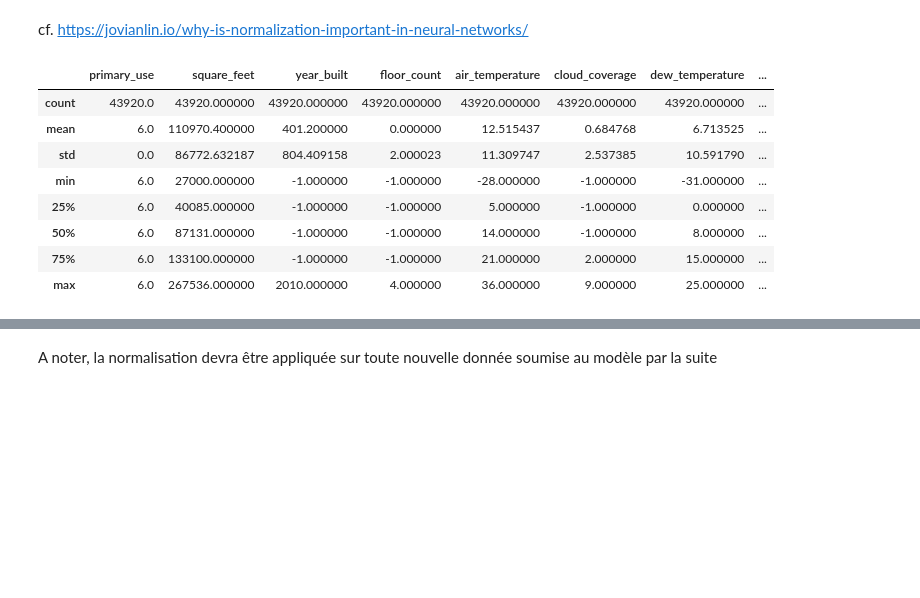
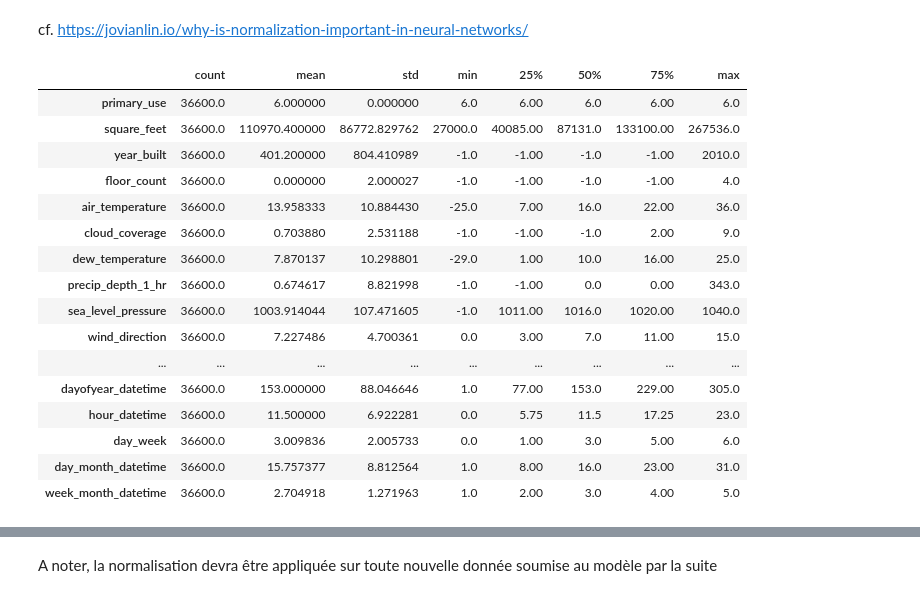
Before and after one commit to jfvandem/dev_test_days, a Jupyter notebook: intro_deep_learning.ipynb, the cells around one changed output, grey strips where cells are left out. Cells and saved outputs as stored; diff of their text form; code cells hidden in the pictures; blank space fills up the shorter version.

```diff
--- a/intro_deep_learning.ipynb
+++ b/intro_deep_learning.ipynb
@@ -272,15 +280,3 @@ y=df[target_col]
 #Normalisation des données
 # %% [markdown]
 cf. https://jovianlin.io/why-is-normalization-important-in-neural-networks/
-# %%
-X.describe()
-# %% [output]
-|  | primary_use | square_feet | year_built | floor_count | air_temperature | cloud_coverage | dew_temperature | ... |
-| count | 43920.0 | 43920.000000 | 43920.000000 | 43920.000000 | 43920.000000 | 43920.000000 | 43920.000000 | ... |
-| mean | 6.0 | 110970.400000 | 401.200000 | 0.000000 | 12.515437 | 0.684768 | 6.713525 | ... |
-| std | 0.0 | 86772.632187 | 804.409158 | 2.000023 | 11.309747 | 2.537385 | 10.591790 | ... |
-| min | 6.0 | 27000.000000 | -1.000000 | -1.000000 | -28.000000 | -1.000000 | -31.000000 | ... |
-| 25% | 6.0 | 40085.000000 | -1.000000 | -1.000000 | 5.000000 | -1.000000 | 0.000000 | ... |
-| 50% | 6.0 | 87131.000000 | -1.000000 | -1.000000 | 14.000000 | -1.000000 | 8.000000 | ... |
-| 75% | 6.0 | 133100.000000 | -1.000000 | -1.000000 | 21.000000 | 2.000000 | 15.000000 | ... |
-| max | 6.0 | 267536.000000 | 2010.000000 | 4.000000 | 36.000000 | 9.000000 | 25.000000 | ... |
@@ -290,0 +283,22 @@ X_normalized=normalizer.fit_transform(X)
+# %%
+train_stats = train_df[feature_cols].describe()
+train_stats = train_stats.transpose()
+train_stats
+# %% [output]
+|  | count | mean | std | min | 25% | 50% | 75% | max |
+| primary_use | 36600.0 | 6.000000 | 0.000000 | 6.0 | 6.00 | 6.0 | 6.00 | 6.0 |
+| square_feet | 36600.0 | 110970.400000 | 86772.829762 | 27000.0 | 40085.00 | 87131.0 | 133100.00 | 267536.0 |
+| year_built | 36600.0 | 401.200000 | 804.410989 | -1.0 | -1.00 | -1.0 | -1.00 | 2010.0 |
+| floor_count | 36600.0 | 0.000000 | 2.000027 | -1.0 | -1.00 | -1.0 | -1.00 | 4.0 |
+| air_temperature | 36600.0 | 13.958333 | 10.884430 | -25.0 | 7.00 | 16.0 | 22.00 | 36.0 |
+| cloud_coverage | 36600.0 | 0.703880 | 2.531188 | -1.0 | -1.00 | -1.0 | 2.00 | 9.0 |
+| dew_temperature | 36600.0 | 7.870137 | 10.298801 | -29.0 | 1.00 | 10.0 | 16.00 | 25.0 |
+| precip_depth_1_hr | 36600.0 | 0.674617 | 8.821998 | -1.0 | -1.00 | 0.0 | 0.00 | 343.0 |
+| sea_level_pressure | 36600.0 | 1003.914044 | 107.471605 | -1.0 | 1011.00 | 1016.0 | 1020.00 | 1040.0 |
+| wind_direction | 36600.0 | 7.227486 | 4.700361 | 0.0 | 3.00 | 7.0 | 11.00 | 15.0 |
+| ... | ... | ... | ... | ... | ... | ... | ... | ... |
+| dayofyear_datetime | 36600.0 | 153.000000 | 88.046646 | 1.0 | 77.00 | 153.0 | 229.00 | 305.0 |
+| hour_datetime | 36600.0 | 11.500000 | 6.922281 | 0.0 | 5.75 | 11.5 | 17.25 | 23.0 |
+| day_week | 36600.0 | 3.009836 | 2.005733 | 0.0 | 1.00 | 3.0 | 5.00 | 6.0 |
+| day_month_datetime | 36600.0 | 15.757377 | 8.812564 | 1.0 | 8.00 | 16.0 | 23.00 | 31.0 |
+| week_month_datetime | 36600.0 | 2.704918 | 1.271963 | 1.0 | 2.00 | 3.0 | 4.00 | 5.0 |
```
Also changed, not shown: parts of 15 cells of this notebook.
